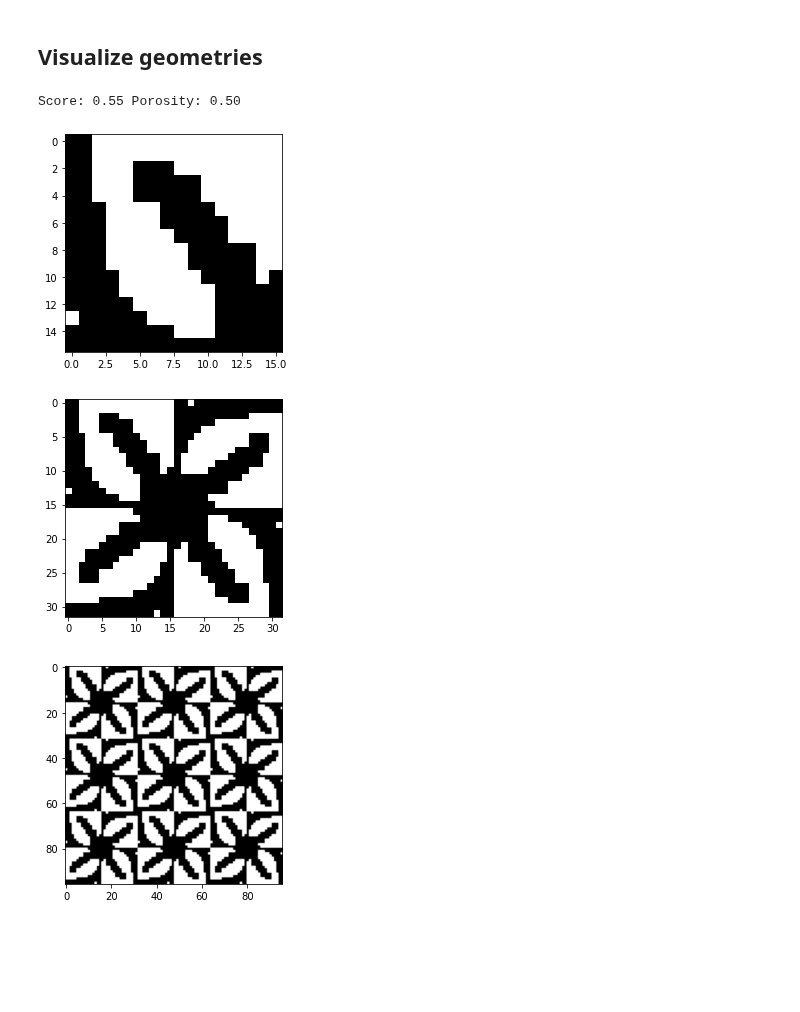
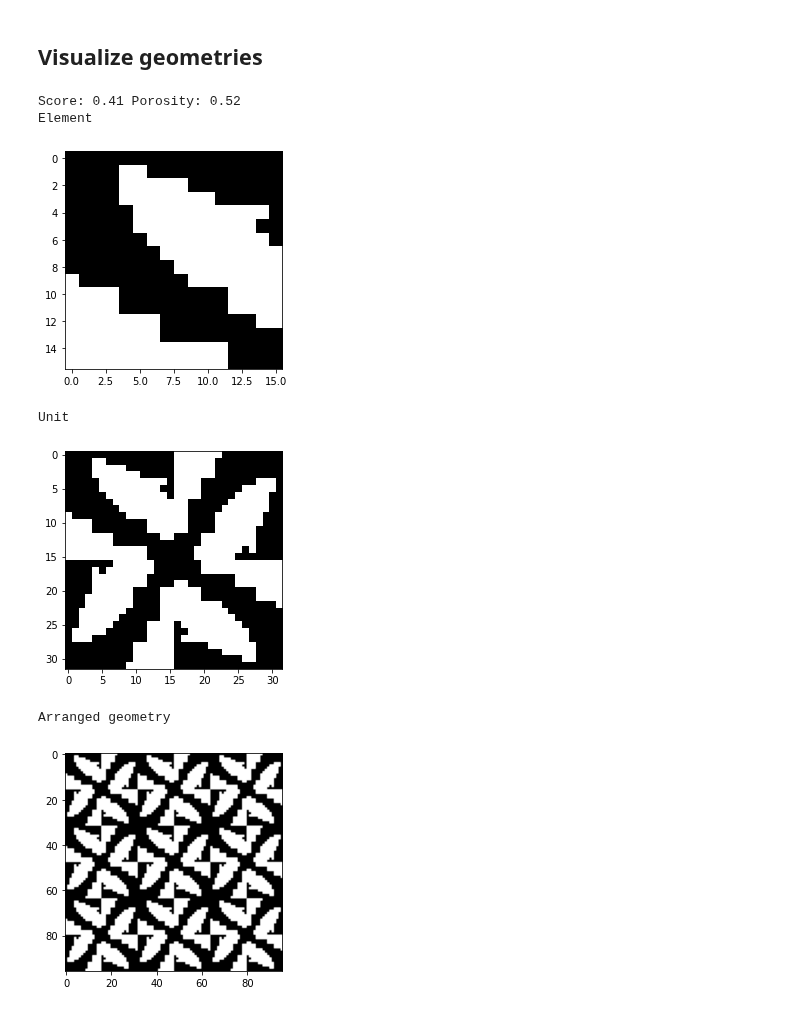
Before and after one commit to lucascbarbosa/INT, a Jupyter notebook: Manufatura Aditiva/Simulacao-GAN/Pipeline/3- Machine_learning/GAN/GAN.ipynb, the cells around one changed output. Cells and saved outputs as stored; diff of their text form; code cells hidden in the pictures; blank space fills up the shorter version.

```diff
--- a/Manufatura Aditiva/Simulacao-GAN/Pipeline/3- Machine_learning/GAN/GAN.ipynb
+++ b/Manufatura Aditiva/Simulacao-GAN/Pipeline/3- Machine_learning/GAN/GAN.ipynb
@@ -321,11 +321,10 @@ def train(G_model,D_model,GAN_model,input_G,porosity,tol_porosity,batch_size,num
             G_model.save(tmp_models_dir+f'epoch_{i+1}_por_{np.round(por_match,2)}_acc_{np.round(acc_fake,2)}.h5')
 
             if verbose_acc:
-                print('>Epoch: %i Accuracy real: %.0f%%, fake: %.0f%%' % (i+1,acc_real*100, acc_fake*100))
+                print('>Epoch: %i Porosity match: %.0f%%, fake: %.0f%%' % (i+1,por_match*100, acc_fake*100))
 
     G_losses = np.array(G_losses)
     D_losses = np.array(D_losses)
-
     if plot:
         fig = plt.figure()
         fig.set_size_inches((10,8))
@@ -338,7 +337,7 @@ def train(G_model,D_model,GAN_model,input_G,porosity,tol_porosity,batch_size,num
         plt.show()
 
 batch_size = 64
-num_epochs = 250
+num_epochs = 300
 
 alpha = 1e-2
 lr = 1e-4
@@ -362,15 +380,15 @@ ValueError: not enough values to unpack (expected 2, got 0)
 ## Test porosity
 # %%
 # select models
-epoch = 250
+epoch = 200
 models_dir = f"E:/Lucas GAN/Dados/5- GAN_models/{dimension}D/{simmetry}/{prop}/"
 G_files = os.listdir(tmp_models_dir)
 
 for i in range(len(G_files)):
     G_file = G_files[i]
-    print(G_file)
-    if int(G_file.split('_')[2][:-3]) == epoch:
-        G = load_model(models_dir+f"epoch_{epoch}.h5")
+    if int(G_file.split('_')[1]) == epoch:
+        G = load_model(tmp_models_dir+G_file)
+
 
 test_size = 10000
 X_test = generate_input_G(input_G,test_size)
@@ -447,62 +466,65 @@ def check_unit(unit,tol):
 
       if connections_rl == 0 or connections_tb == 0:
         passed = False
 
     else:
       passed = False
 
   else:
     passed = False
   return passed, unit[:unit.shape[0]//2,:unit.shape[0]//2]
 
+def create_arrange(unit,rows,cols):
+  size = unit.shape[0]
+  arrange = np.zeros((rows*size,cols*size))
+  for i in range(unit.shape[0]):
+    for j in range(unit.shape[1]):
+      for row in range(rows):
+        for col in range(cols):
+          arrange[j+row*size,i+col*size] = unit[j,i]
+
+  return arrange
+
 porosity=0.5
 tol = 0.02
 simmetry = 'p4'
-geometries = porosity_match(generated_geoms,porosity,tol)
+_, geometries = porosity_match(generated_geoms,porosity,tol)
 size = geometries.shape[1]
 geometries_ = []
 
 for i in range(len(geometries)):
   geom = geometries[i].reshape((size,size)).round()
   unit = create_unit(geom,size,simmetry)
   passed,geom_ = check_unit(unit,tol)
   if passed:
     geometries_.append(geom_)
 
 geometries = np.array(geometries_)
-
-def create_arrange(unit,rows,cols):
-  size = unit.shape[0]
-  arrange = np.zeros((rows*size,cols*size))
-  for i in range(unit.shape[0]):
-    for j in range(unit.shape[1]):
-      for row in range(rows):
-        for col in range(cols):
-          arrange[j+row*size,i+col*size] = unit[j,i]
-
-  return arrange
-
 # Get scores
-
-top = 20
-scores = D.predict([geometries,geometries])[0]
-top_idxs = scores[:,0].argsort()[-top:]
-
+top = 10
+scores = D.predict([geometries,geometries])[0].ravel()
+top_idxs = np.argsort(-scores)[:top]
 for top_idx in top_idxs:
-    geom = geometries[top_idx]
-    unit = create_unit(geom.reshape((size,size)),size,simmetry)
-    print("Score: %.2f Porosity: %.2f"%(scores[top_idx,0],geom.ravel().sum()/(size*size)))
-    plt.imshow(geom,cmap="Greys")
-    plt.show()
-    plt.imshow(unit,cmap="Greys")
-    plt.show()
-    arrange = create_arrange(unit,3,3)
-    plt.imshow(arrange,cmap="Greys")
-    plt.show()
+  geom = geometries[top_idx]
+  unit = create_unit(geom.reshape((size,size)),size,simmetry)
+  print("Score: %.2f Porosity: %.2f"%(scores[top_idx],geom.ravel().sum()/(size*size)))
+  print('Element')
+  plt.imshow(geom,cmap="Greys")
+  plt.show()
+  print('Unit')
+  plt.imshow(unit,cmap="Greys")
+  plt.show()
+  print('Arranged geometry')
+  arrange = create_arrange(unit,3,3)
+  plt.imshow(arrange,cmap="Greys")
+  plt.show()
 
 # sns.histplot(np.sum(generated_geoms.round().reshape((test_size,int(size*size))),axis=-1)/int(size*size),bins=32);
 # %% [output]
-Score: 0.55 Porosity: 0.50
+Score: 0.41 Porosity: 0.52
+Element
-[figure, old version]
+[figure, new version]
+Unit
-[figure, old version]
+[figure, new version]
+Arranged geometry
-[figure, old version]
+[figure, new version]
```
Also changed, not shown: parts of 5 cells of this notebook, 30 other files.
